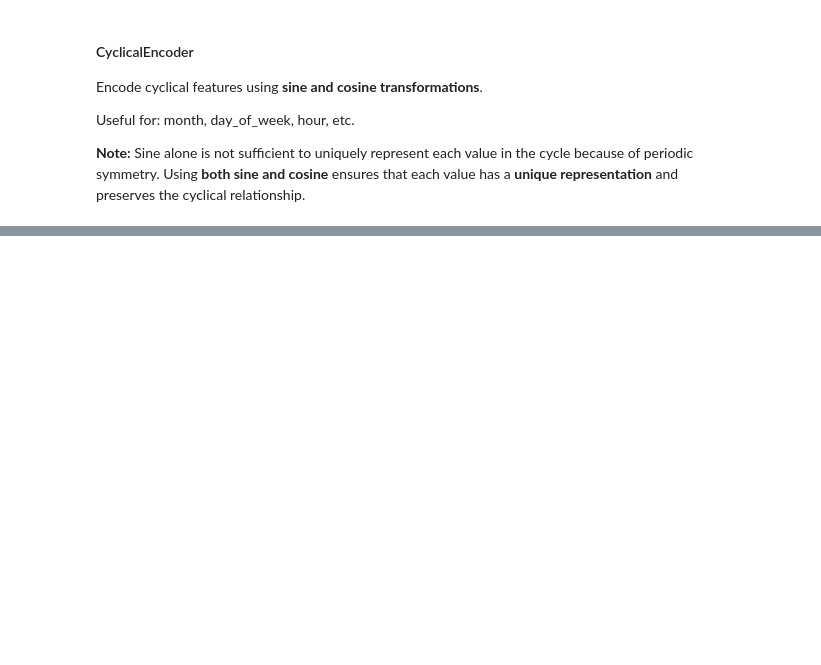
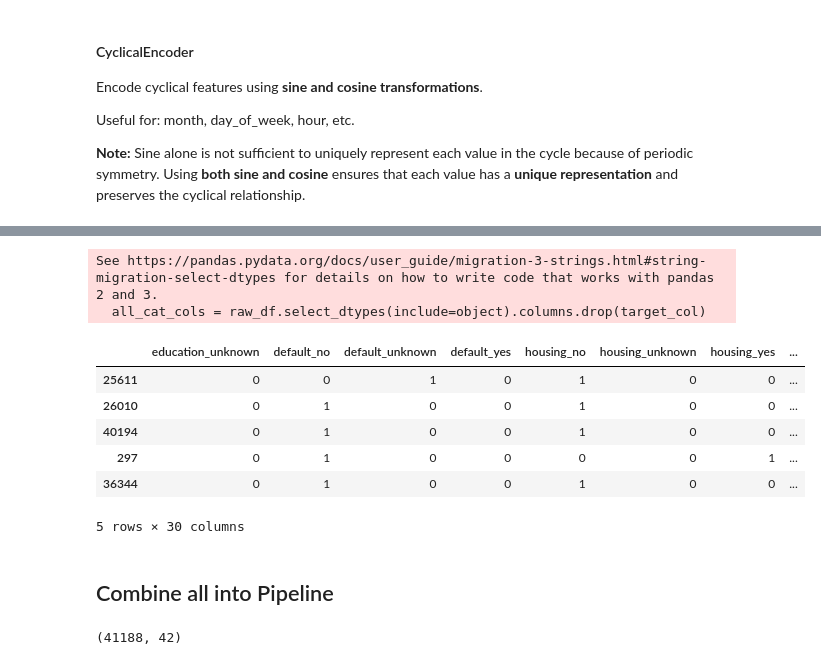
Before and after one commit to Maxstef/ml-bank-additional-project, a Jupyter notebook: notebooks/02_preprocessing.ipynb, the cells around one changed output, grey strips where cells are left out. Cells and saved outputs as stored; diff of their text form; code cells hidden in the pictures; blank space fills up the shorter version.

```diff
--- a/notebooks/02_preprocessing.ipynb
+++ b/notebooks/02_preprocessing.ipynb
@@ -339,0 +419,22 @@ TODO
+# %%
+# encode all (no dropping, no combining)
+all_cat_cols = raw_df.select_dtypes(include=object).columns.drop(target_col)
+
+encoder_all_tr = CategoricalEncoder(
+    columns=all_cat_cols
+)
+
+encoder_all_tr_df = encoder_all_tr.fit_transform(train_df)
+encoder_all_tr_df.iloc[:, -30:].head()
+# %% [output]
+See https://pandas.pydata.org/docs/user_guide/migration-3-strings.html#string-migration-select-dtypes for details on how to write code that works with pandas 2 and 3.
+  all_cat_cols = raw_df.select_dtypes(include=object).columns.drop(target_col)
+|  | education_unknown | default_no | default_unknown | default_yes | housing_no | housing_unknown | housing_yes | ... |
+| 25611 | 0 | 0 | 1 | 0 | 1 | 0 | 0 | ... |
+| 26010 | 0 | 1 | 0 | 0 | 1 | 0 | 0 | ... |
+| 40194 | 0 | 1 | 0 | 0 | 1 | 0 | 0 | ... |
+| 297 | 0 | 1 | 0 | 0 | 0 | 0 | 1 | ... |
+| 36344 | 0 | 1 | 0 | 0 | 1 | 0 | 0 | ... |
+5 rows × 30 columns
+# %% [markdown]
+## Combine all into Pipeline
@@ -339,0 +521,5 @@ TODO
+# %%
+transformed_df = preprocessing_pipeline.fit_transform(raw_df)
+print(transformed_df.shape)
+# %% [output]
+(41188, 42)
```
Also changed, not shown: parts of 32 cells of this notebook, 7 other files.
